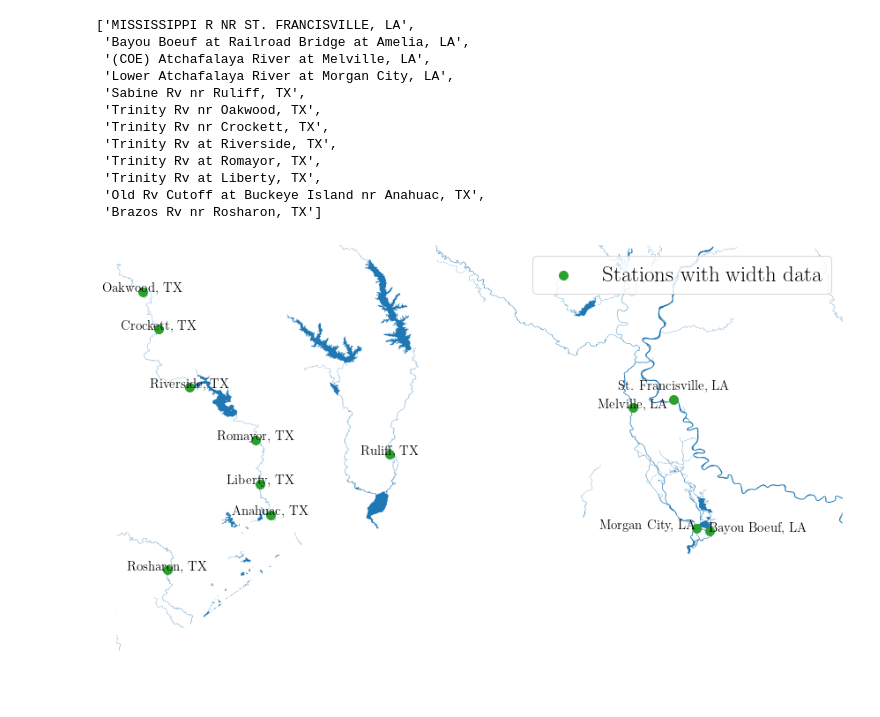
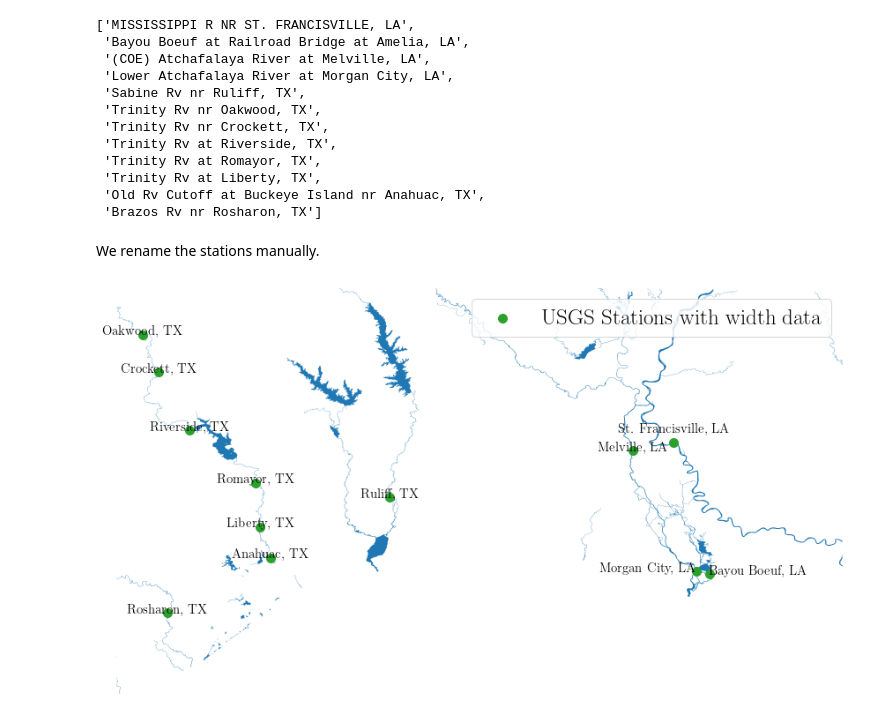
Before and after one commit to simard-landscape-lab/orinoco, a Jupyter notebook: notebooks/validation_with_usgs/1 - Get Stations containing Width Data.ipynb, the cells around one changed output. Saved outputs shown, nothing was run; the diff lists cells and outputs as text; code cells hidden in the pictures; blank space fills up the shorter version.

```diff
--- a/notebooks/validation_with_usgs/1 - Get Stations containing Width Data.ipynb
+++ b/notebooks/validation_with_usgs/1 - Get Stations containing Width Data.ipynb
@@ -193,6 +197,8 @@ names
  'Trinity Rv at Liberty, TX',
  'Old Rv Cutoff at Buckeye Island nr Anahuac, TX',
  'Brazos Rv nr Rosharon, TX']
+# %% [markdown]
+We rename the stations manually.
 # %%
 rename = ['St. Francisville, LA',
           'Bayou Boeuf, LA',
@@ -219,7 +225,7 @@ df_stations.plot(ax=ax,
                  column='parameter_name',
                  markersize=100,
                  color='tab:green',
-                 label='Stations with width data')
+                 label='USGS Stations with width data')
 
 xmin, ymin, xmax, ymax = df_channel.total_bounds
 ax.axis((xmin - .1, xmax, ymin, ymax))
@@ -232,31 +238,31 @@ for idx, row in df_stations.iterrows():
     k = .4
     fs = 15
     if 'Morgan' in s:
         ax.annotate(s=s,
                     xy=(row['geometry'].coords[:][0][0] - k, row['geometry'].coords[:][0][1]),
                     horizontalalignment='center',
                     c='black',
                     fontsize=fs)
     elif 'St.' in s:
         ax.annotate(s=s,
                     xy=(row['geometry'].coords[:][0][0], row['geometry'].coords[:][0][1] + k/5),
                     horizontalalignment='center',
                     c='black',
                     fontsize=fs)
     elif 'Bayou' in s:
         ax.annotate(s=s,
                     xy=(row['geometry'].coords[:][0][0] + k, row['geometry'].coords[:][0][1]),
                     horizontalalignment='center',
                     c='black',
                     fontsize=fs)
     else:
         ax.annotate(s=s,
                     xy=row['geometry'].coords[:][0],
                     horizontalalignment='center',
                     c='black',
                     fontsize=fs)
 
 ax.axis('off')
 plt.savefig(PLOT_DIR/'stations.png')
 # %% [output]
-[figure, old version]
+[figure, new version]
```
Also changed, not shown: parts of 6 cells of this notebook, 8 other files.
